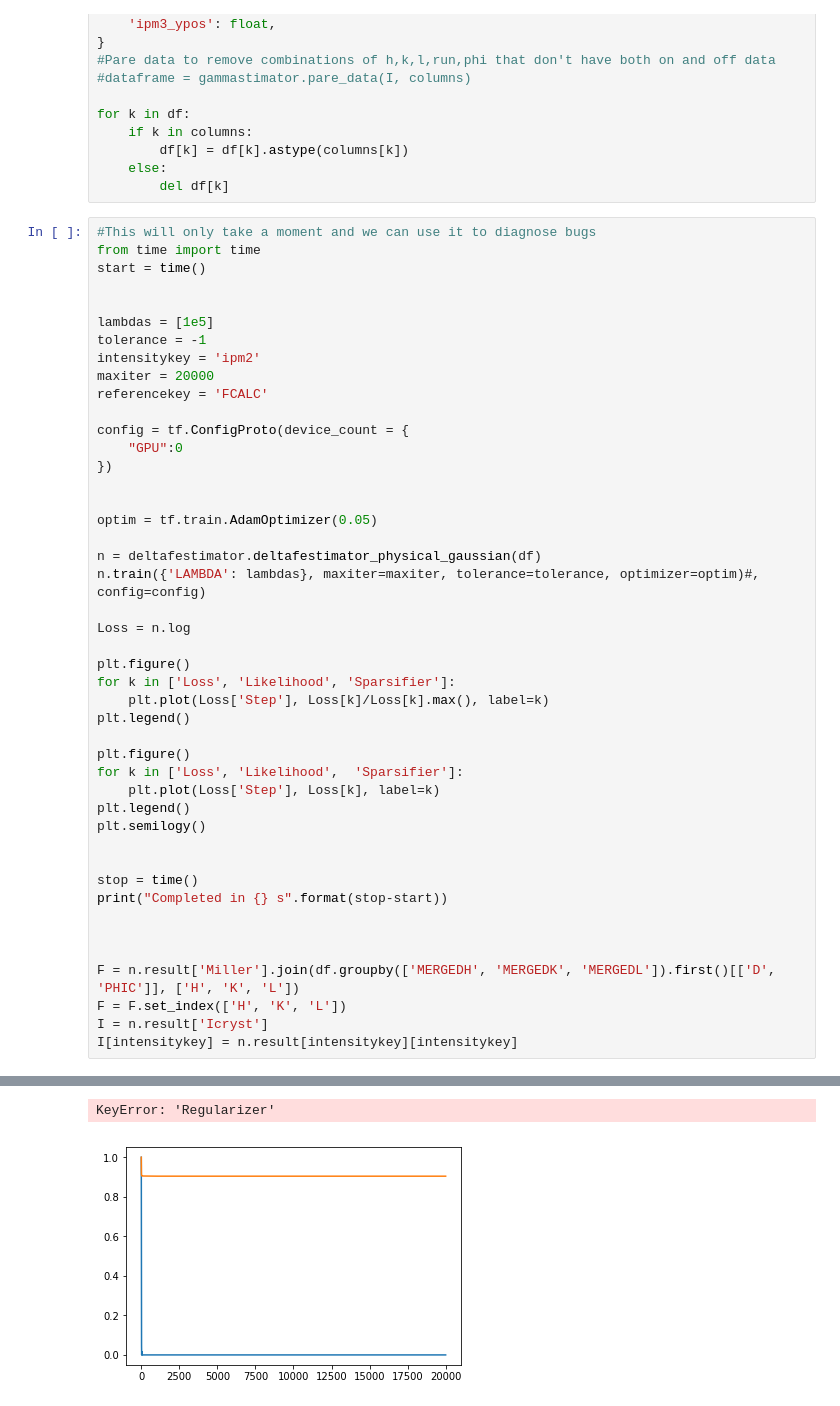
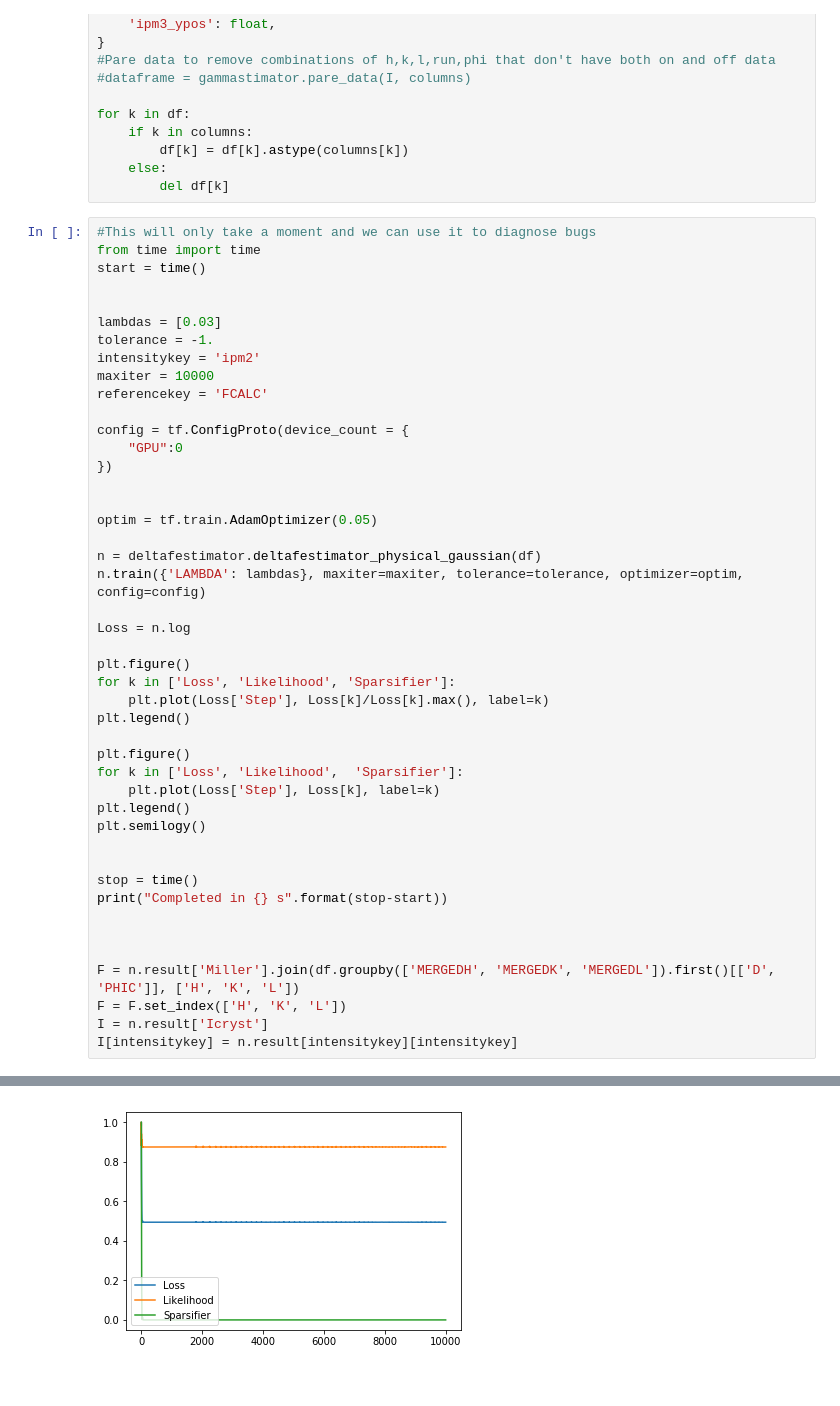
Before and after one commit to kmdalton/deltafestimator, a Jupyter notebook: examples/Regularized Difference Map Physical Model Gaussian.ipynb, the cells around one changed output, grey strips where cells are left out. Cells and saved outputs as stored; diff of their text form.

```diff
--- a/examples/Regularized Difference Map Physical Model Gaussian.ipynb
+++ b/examples/Regularized Difference Map Physical Model Gaussian.ipynb
@@ -73,10 +77,10 @@ from time import time
 start = time()
 
 
-lambdas = [1e5]
-tolerance = -1
+lambdas = [0.03]
+tolerance = -1.
 intensitykey = 'ipm2'
-maxiter = 20000
+maxiter = 10000
 referencekey = 'FCALC'
 
 config = tf.ConfigProto(device_count = {
@@ -87,7 +91,7 @@ config = tf.ConfigProto(device_count = {
 optim = tf.train.AdamOptimizer(0.05)
 
 n = deltafestimator.deltafestimator_physical_gaussian(df)
-n.train({'LAMBDA': lambdas}, maxiter=maxiter, tolerance=tolerance, optimizer=optim)#, config=config)
+n.train({'LAMBDA': lambdas}, maxiter=maxiter, tolerance=tolerance, optimizer=optim, config=config)
 
 Loss = n.log
 
@@ -125,2 +121 @@ Use tf.cast instead.
-KeyError: 'Regularizer'
-[figure, old version]
+[figure, new version]
```
Also changed, not shown: parts of 11 cells of this notebook, 2 other files.
